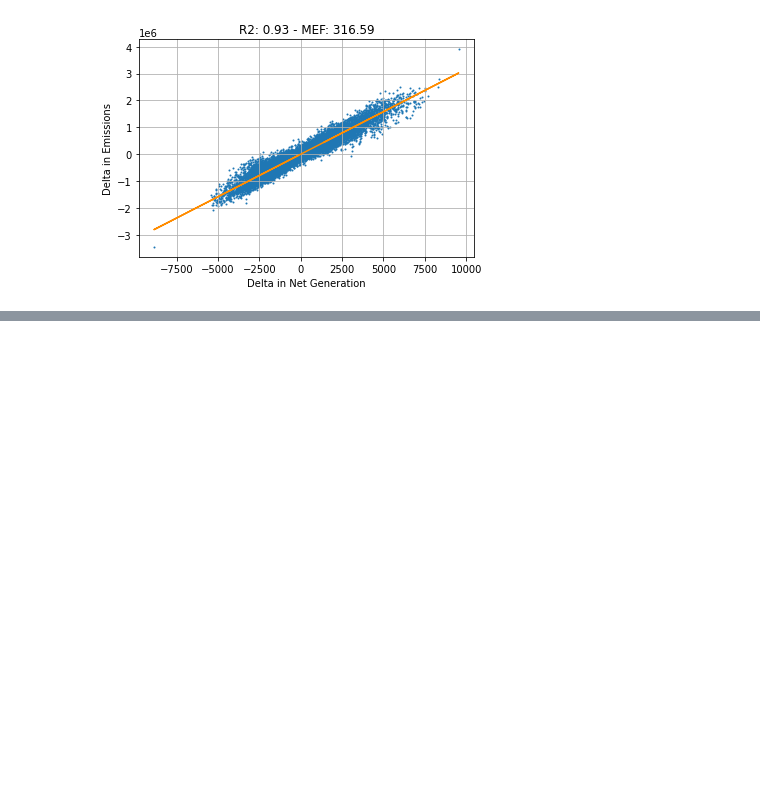
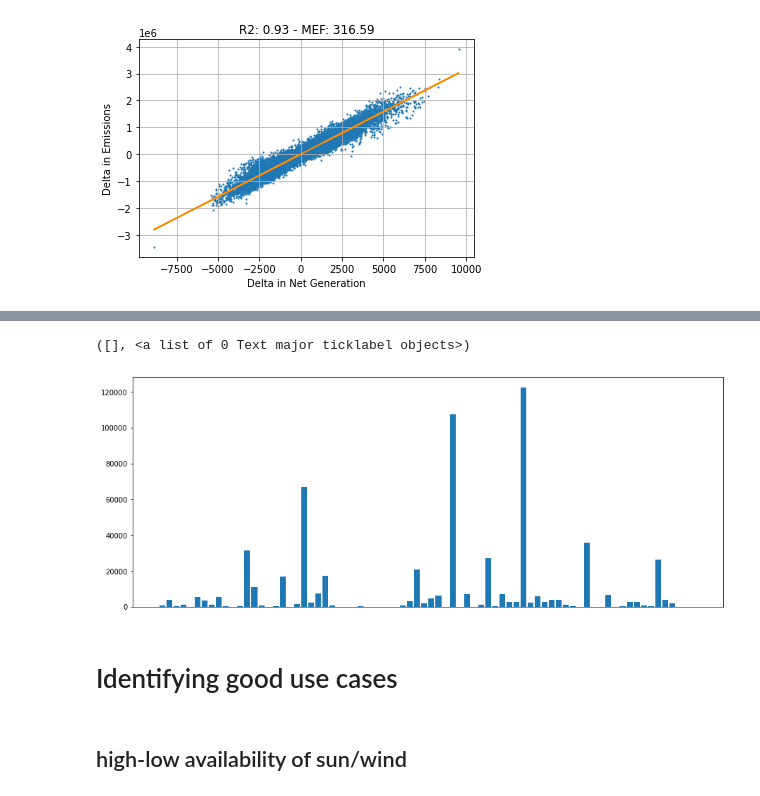
Before and after one commit to degleris1/DynamicMarginalEmissions.jl, a Jupyter notebook: notebooks/gridemissions.ipynb, the cells around one changed output, grey strips where cells are left out. Cells and saved outputs as stored; diff of their text form; code cells hidden in the pictures; blank space fills up the shorter version.

Commit message:
adding cases

```diff
--- a/notebooks/gridemissions.ipynb
+++ b/notebooks/gridemissions.ipynb
@@ -350,0 +379,4 @@ ba_, ba_co2 = plot_mef(ba, df_elec, df_co2, which='net_demand')
+# %%
+date = df_elec.index[0]
+# %%
+df_case = build_case(df_elec, df_co2, date)
@@ -350,0 +403,11 @@ ba_, ba_co2 = plot_mef(ba, df_elec, df_co2, which='net_demand')
+# %%
+plt.figure(figsize=(15, 6))
+plt.bar(df_case.index, df_case['demand'])
+plt.xticks([])
+# %% [output]
+([], <a list of 0 Text major ticklabel objects>)
+[figure, added]
+# %% [markdown]
+# Identifying good use cases
+# %% [markdown]
+## high-low availability of sun/wind
```
Also changed, not shown: parts of 14 cells of this notebook, 1 other file.
